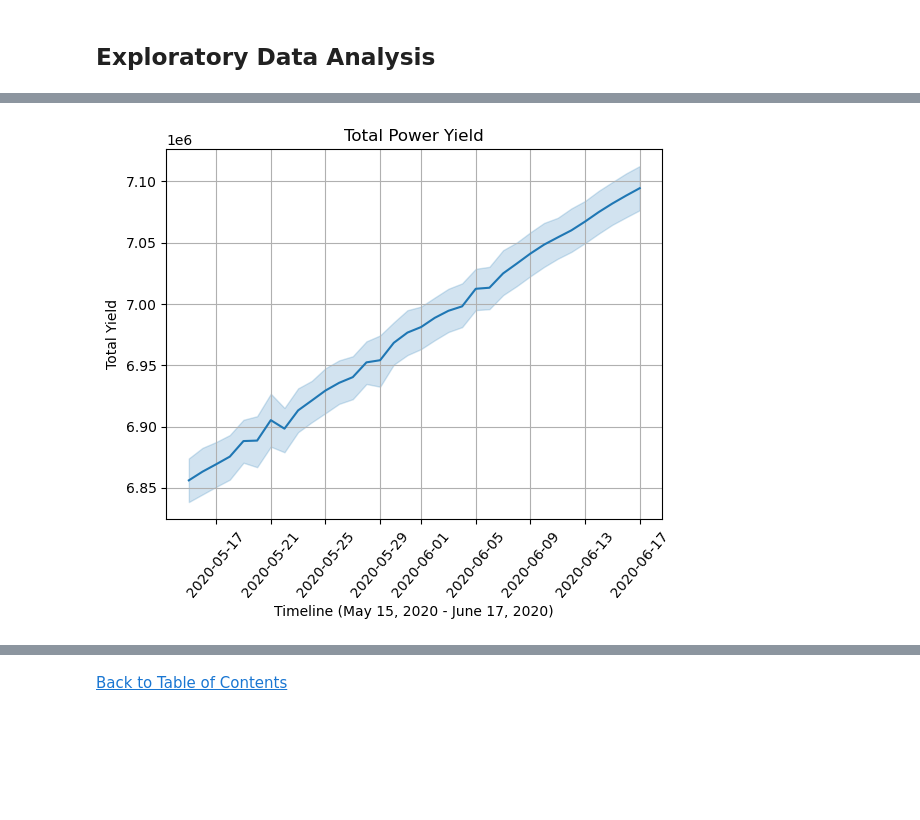
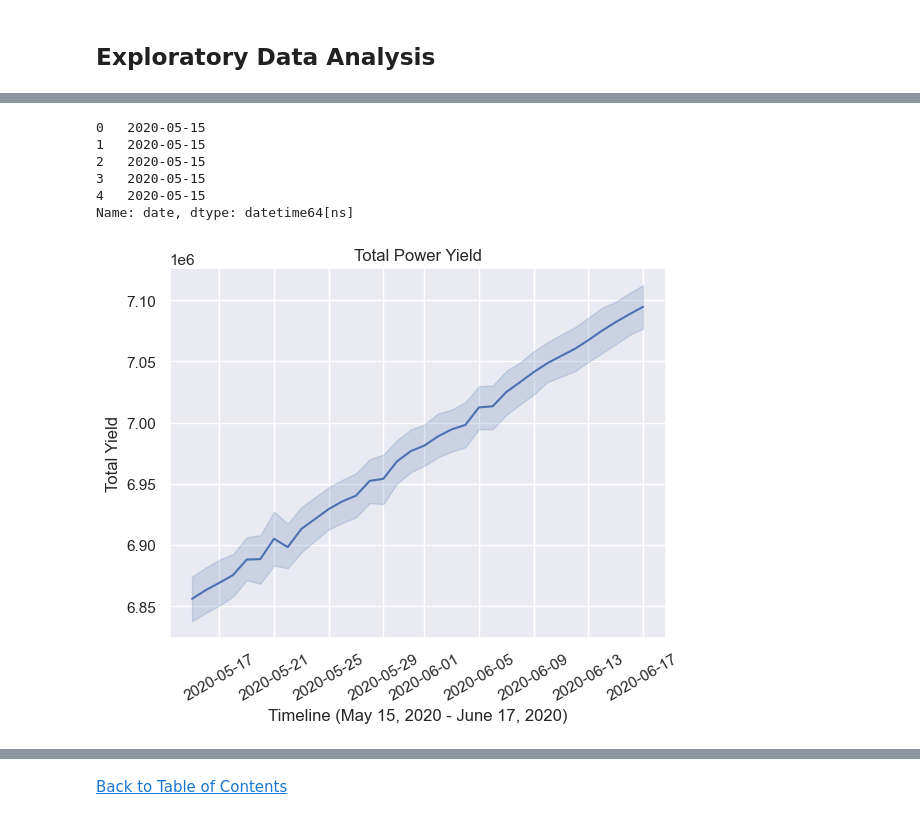
Before and after one commit to jasondo-da/Solar_Generation_Analysis, a Jupyter notebook: solar_generation_analysis.ipynb, the cells around one changed output, grey strips where cells are left out. Saved outputs shown, nothing was run; the diff lists cells and outputs as text; code cells hidden in the pictures; blank space fills up the shorter version.

```diff
--- a/solar_generation_analysis.ipynb
+++ b/solar_generation_analysis.ipynb
@@ -505,8 +553,11 @@ dtype: int64
 # %%
 pg_1['date'] = pg_1['date_time'].dt.date
 pg_1['date'] = pd.to_datetime(pg_1['date'], format='%Y-%m-%d')
+pg_1['month_day'] = pg_1['date'].dt.strftime('%m-%d')
+pg_1['month_day'] = pd.to_datetime(pg_1['month_day'], format='%m-%d')
 pg_1['hour'] = pg_1['date_time'].dt.hour
-pg_1['day'] = pg_1['date_time'].dt.weekday
+pg_1['dow'] = pg_1['date_time'].dt.weekday
+pg_1['day'] = pg_1['date_time'].dt.day
 pg_1['week'] = pg_1['date_time'].dt.isocalendar().week
 pg_1['month'] = pg_1['date_time'].dt.month
 pg_1.info()
@@ -540,15 +591,26 @@ memory usage: 5.6 MB
+# %%
+pg_1['date'].head()
+# %% [output]
+0   2020-05-15
+1   2020-05-15
+2   2020-05-15
+3   2020-05-15
+4   2020-05-15
+Name: date, dtype: datetime64[ns]
 # %%
+sns.set_theme(style='darkgrid',
+              palette='deep')
+
 sns.lineplot(data=pg_1,
              x='date',
              y='total_yield')
 
 plt.title('Total Power Yield')
 plt.xlabel('Timeline (May 15, 2020 - June 17, 2020)')
-plt.xticks(rotation=50)
+plt.xticks(rotation=30)
 plt.ylabel('Total Yield')
 
-plt.grid()
 plt.show()
 # %% [output]
-[figure, old version]
+[figure, new version]
 # %%
```
Also changed, not shown: parts of 12 cells of this notebook.
